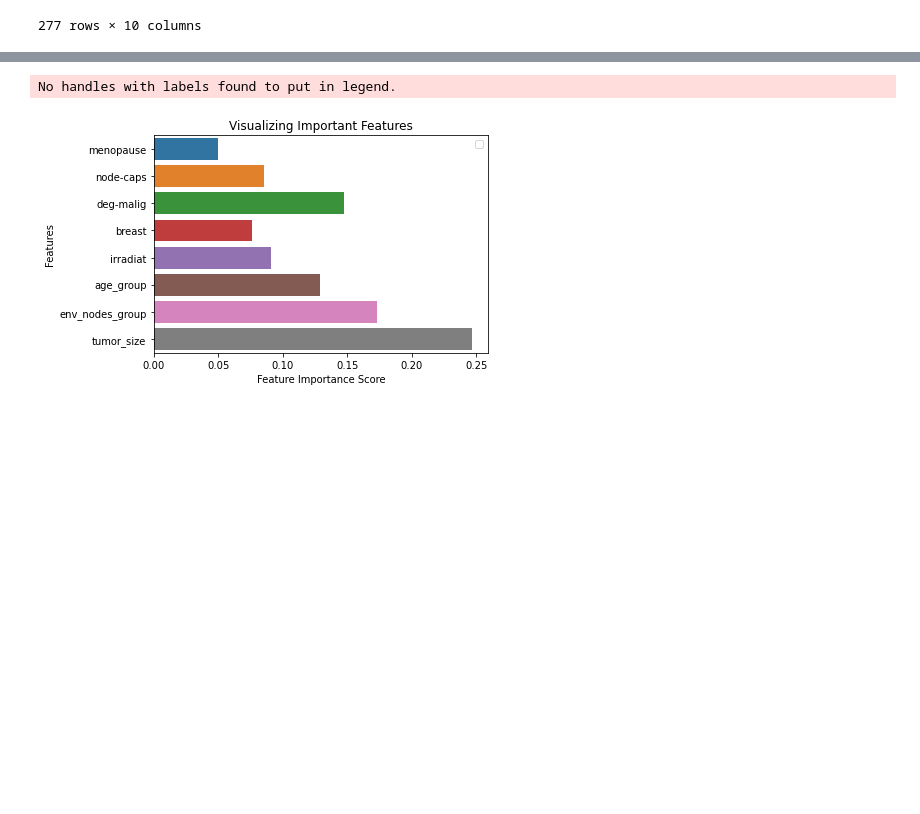
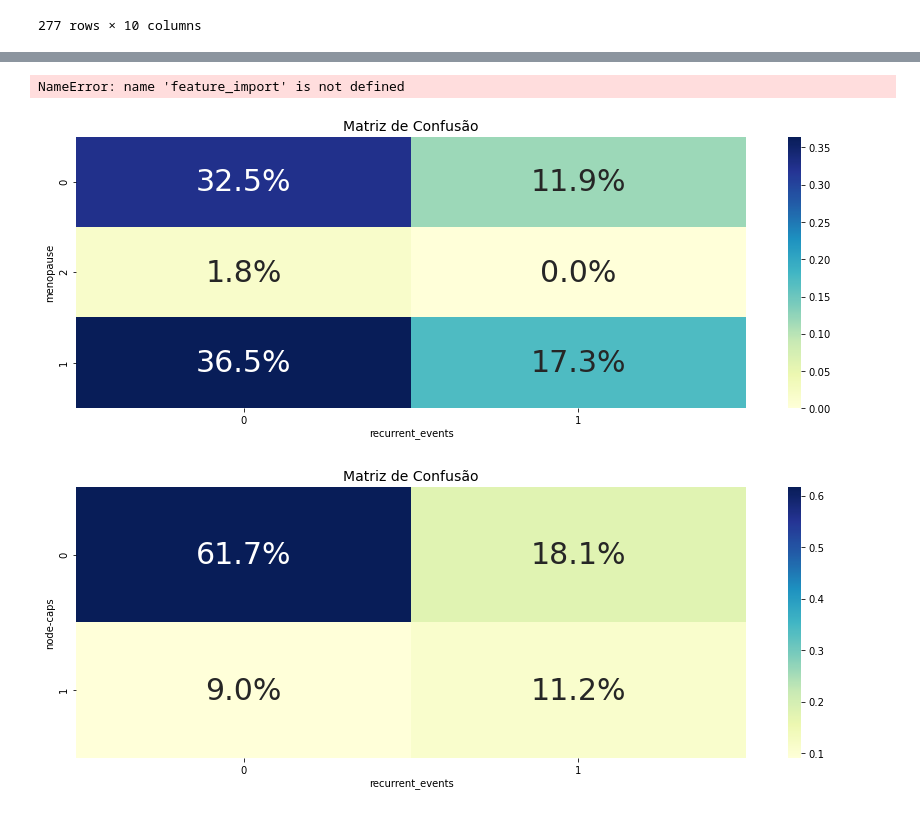
Before and after one commit to ParamedicLoaf/Projeto_2, a Jupyter notebook: Projeto 2.ipynb, the cells around one changed output, grey strips where cells are left out. Saved outputs shown, nothing was run; the diff lists cells and outputs as text; code cells hidden in the pictures; blank space fills up the shorter version.

```diff
--- a/Projeto 2.ipynb
+++ b/Projeto 2.ipynb
@@ -193,9 +195,9 @@ Accuracy: 0.6785714285714286
 # %%
 import matplotlib.pyplot as plt
-import seaborn as sns
+import seaborn as sn
 %matplotlib inline
 # Creating a bar plot
-sns.barplot(x=feature_import, y=features)
+sn.barplot(x=feature_import, y=features)
 # Add labels to your graph
 plt.xlabel('Feature Importance Score')
 plt.ylabel('Features')
@@ -203,5 +205,17 @@ plt.title("Visualizing Important Features")
 plt.legend()
 plt.show()
 # %% [output]
-No handles with labels found to put in legend.
+NameError: name 'feature_import' is not defined
-[figure, removed]
+# %%
+# Matriz de confusão que relaciona a target com as duas primeiras features
+for i, feature in enumerate(features):
+    plt.figure(figsize = (15,11))
+    plt.subplot(2,1,i+1)
+    df_cm=pd.crosstab(dados[feature],dados['recurrent_events'],normalize=True)
+    plt.title('Matriz de Confusão',fontdict={'fontsize': 14})
+    sn.heatmap(df_cm, annot=True, annot_kws={"size":30},fmt='.1%',cmap='YlGnBu')
+    if i == 1:
+        break
+# %% [output]
+[figure, added]
+[figure, added]
```
Also changed, not shown: parts of 3 cells of this notebook.
